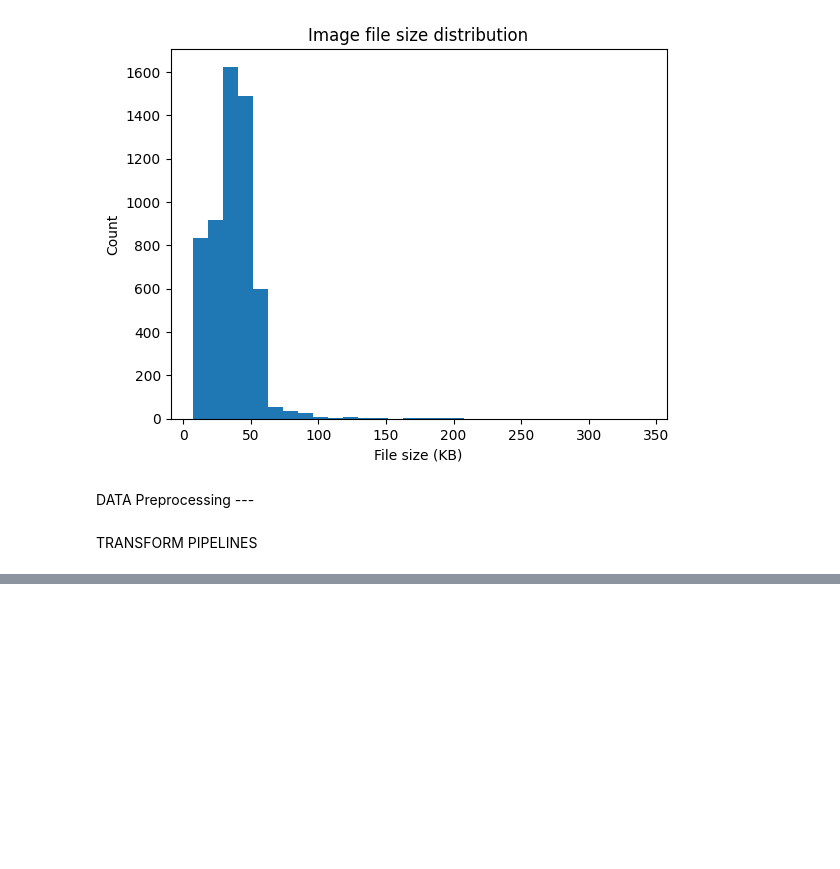
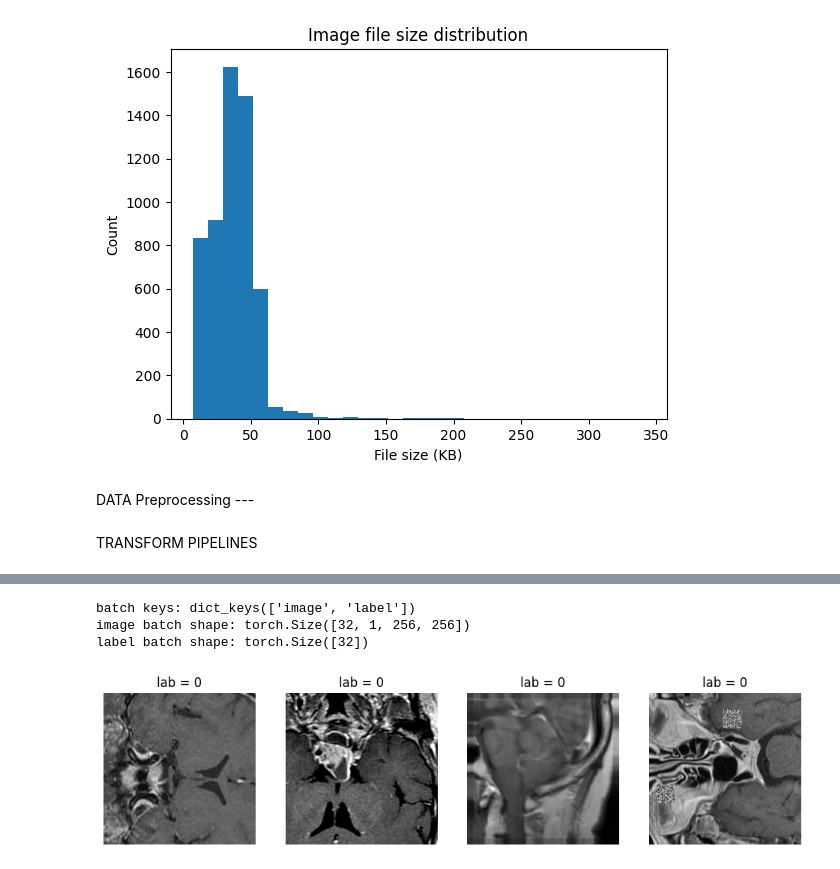
Before and after one commit to Somdip-Sen/MRI_tumor_detection, a Jupyter notebook: Code.ipynb, the cells around one changed output, grey strips where cells are left out. Cells and saved outputs as stored; diff of their text form; code cells hidden in the pictures; blank space fills up the shorter version.

```diff
--- a/Code.ipynb
+++ b/Code.ipynb
@@ -343,0 +427,22 @@ RuntimeError: applying transform ToTensor()
+# %%
+batch = next(iter(train_loader))   # one mini-batch
+print("batch keys:", batch.keys()) # should show dict_keys(['image','label'])
+print("image batch shape:", batch["image"].shape)  # e.g. [32, 1, 256, 256]
+print("label batch shape:", batch["label"].shape)  # e.g. [32]
+# %% [output]
+batch keys: dict_keys(['image', 'label'])
+image batch shape: torch.Size([32, 1, 256, 256])
+label batch shape: torch.Size([32])
+# %%
+imgs  = batch["image"][:4]   # first 4 images
+labs  = batch["label"][:4]
+
+fig, ax = plt.subplots(1, 4, figsize=(12,3))
+for i in range(4):
+    pic = imgs[i,0].cpu()                     # remove channel dim
+    ax[i].imshow(pic, cmap="gray")
+    ax[i].set_title(f"lab = {int(labs[i])}")
+    ax[i].axis(False)
+plt.show()
+# %% [output]
+[figure, added]
```
Also changed, not shown: parts of 7 cells of this notebook, 1 other file.
